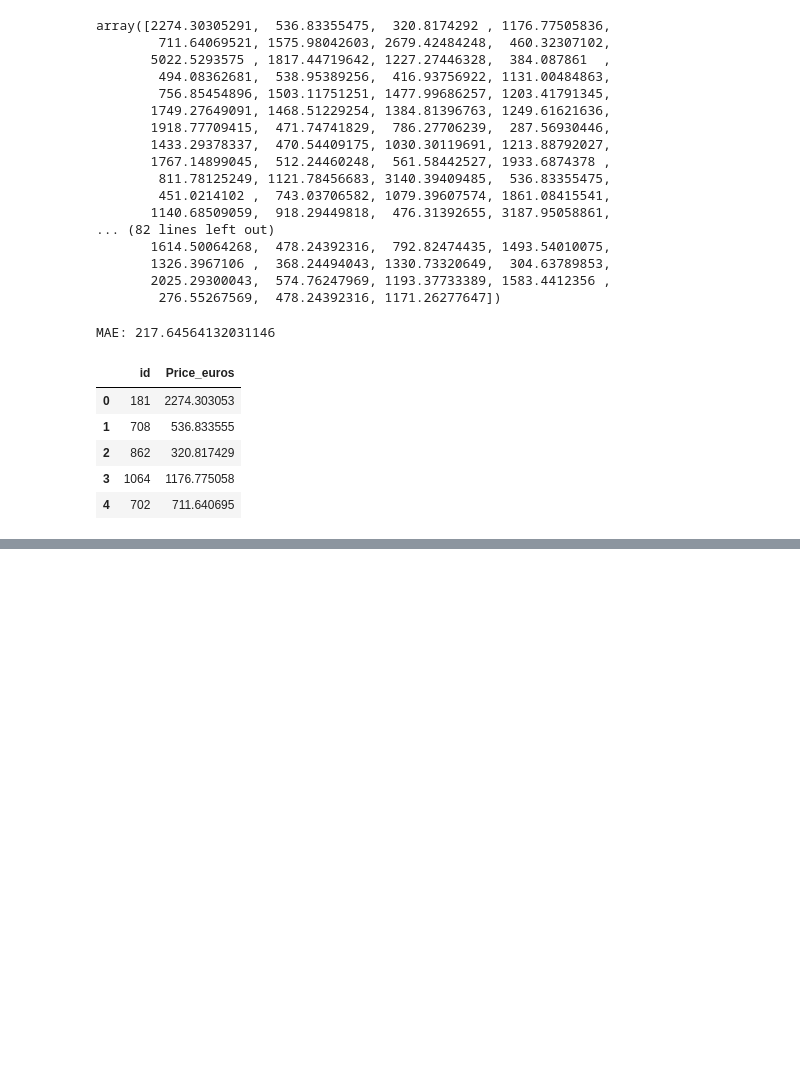
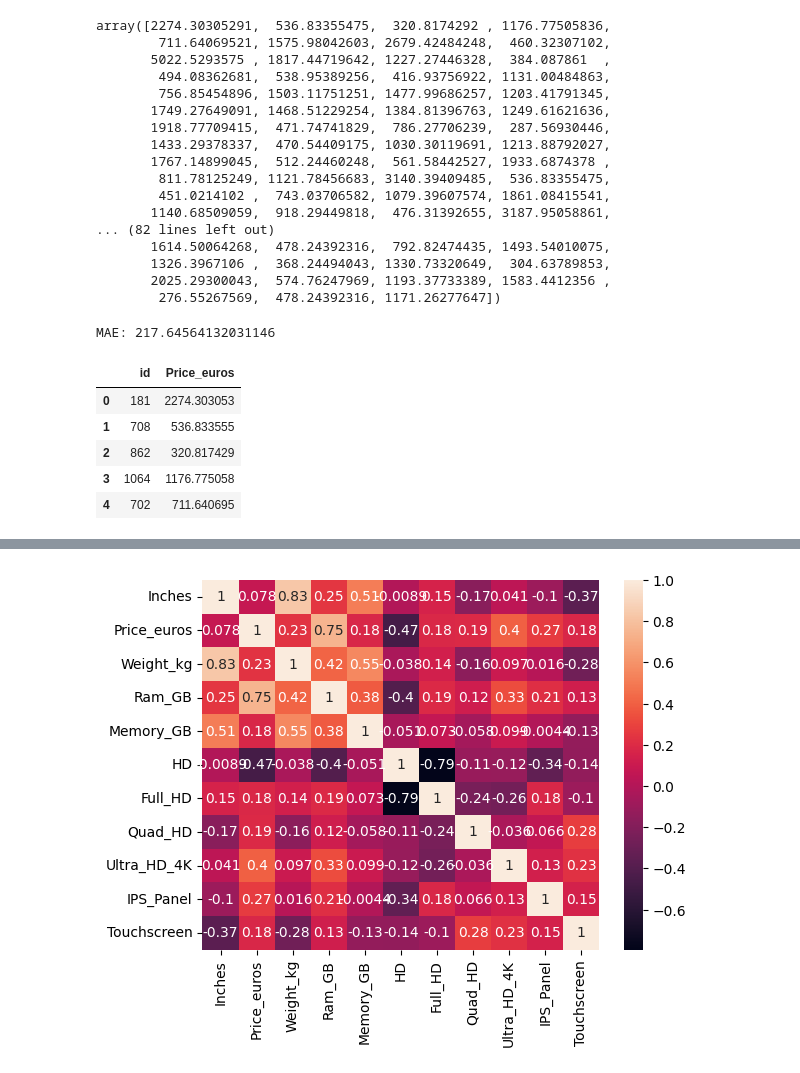
Before and after one commit to amonsalvec/Entrega_EDA, a Jupyter notebook: ML_kaggle/Precio_de_los_ordenadrores.ipynb, the cells around one changed output, grey strips where cells are left out. Saved outputs shown, nothing was run; the diff lists cells and outputs as text; code cells hidden in the pictures; blank space fills up the shorter version.

```diff
--- a/ML_kaggle/Precio_de_los_ordenadrores.ipynb
+++ b/ML_kaggle/Precio_de_los_ordenadrores.ipynb
@@ -825,0 +876,3 @@ MAE: 217.64564132031146
+# %%
+corr = df.corr(numeric_only=True)
+corr
@@ -825,0 +892,4 @@ MAE: 217.64564132031146
+# %%
+sns.heatmap(corr, annot=True);
+# %% [output]
+[figure, added]
```
Also changed, not shown: parts of 14 cells of this notebook, 7 other files.
